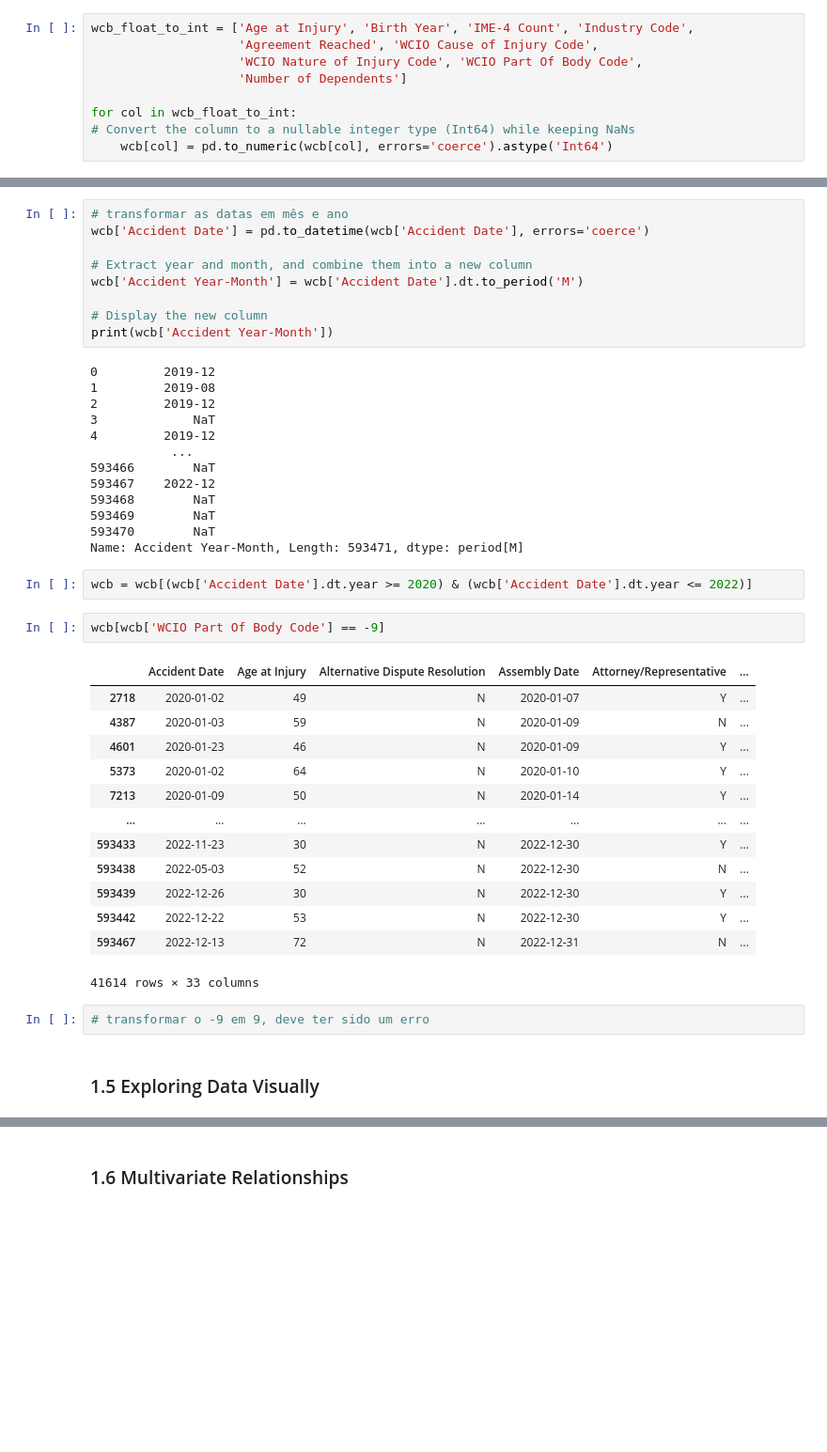
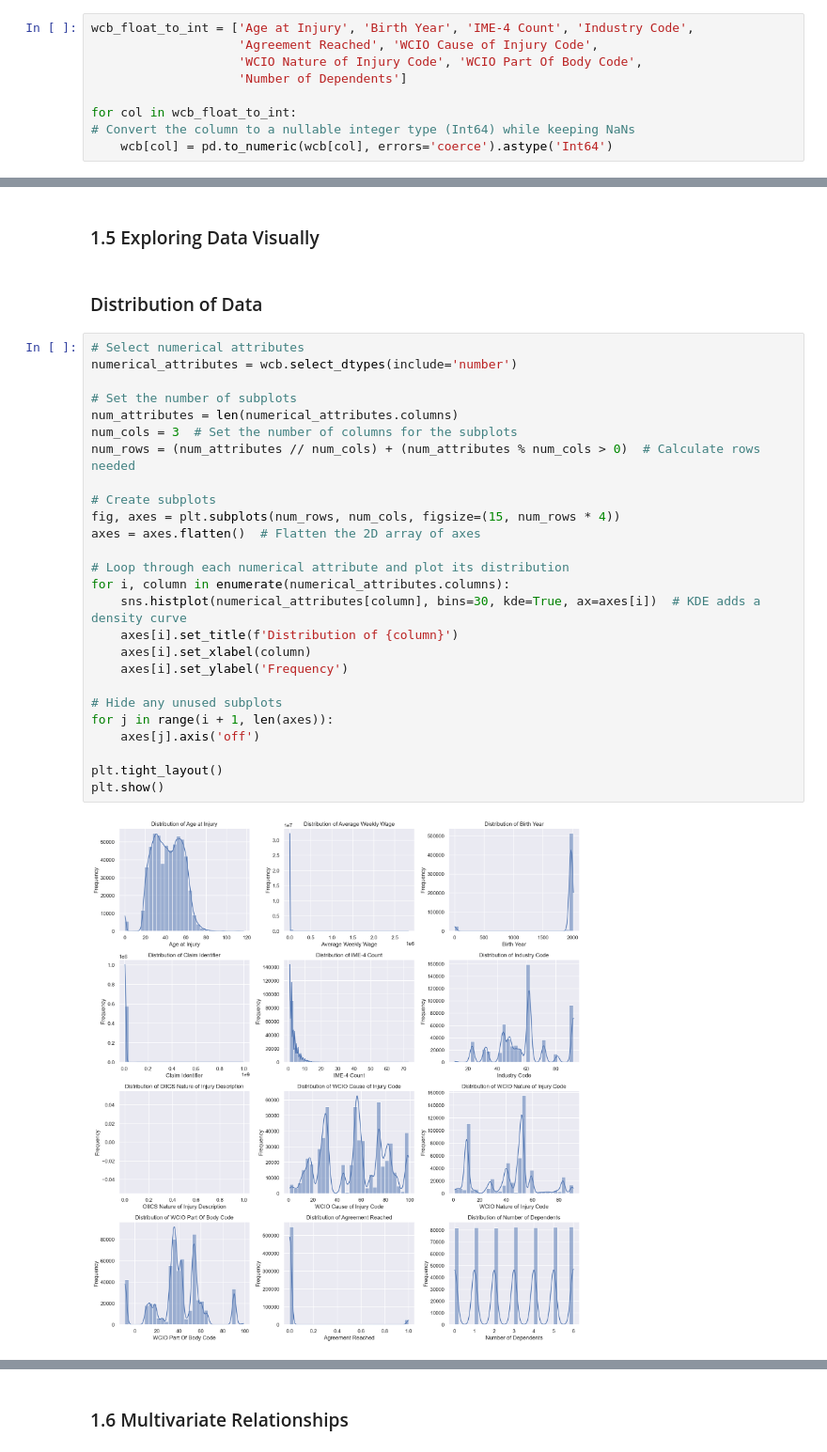
Before and after one commit to joaopr03/ml, a Jupyter notebook: ML_structured_latest.ipynb, the cells around one changed output, grey strips where cells are left out. Shown: that part at 94% size. Saved outputs shown, nothing was run; the diff lists cells and outputs as text; blank space fills up the shorter version.

```diff
--- a/ML_structured_latest.ipynb
+++ b/ML_structured_latest.ipynb
@@ -204,44 +191,32 @@ for col in wcb_float_to_int:
-# %%
-# transformar as datas em mês e ano
-wcb['Accident Date'] = pd.to_datetime(wcb['Accident Date'], errors='coerce')
-
-# Extract year and month, and combine them into a new column
-wcb['Accident Year-Month'] = wcb['Accident Date'].dt.to_period('M')
-
-# Display the new column
-print(wcb['Accident Year-Month'])
-# %% [output]
-0         2019-12
-1         2019-08
-2         2019-12
-3             NaT
-4         2019-12
-           ...
-593466        NaT
-593467    2022-12
-593468        NaT
-593469        NaT
-593470        NaT
-Name: Accident Year-Month, Length: 593471, dtype: period[M]
-# %%
-wcb = wcb[(wcb['Accident Date'].dt.year >= 2020) & (wcb['Accident Date'].dt.year <= 2022)]
-# %%
-wcb[wcb['WCIO Part Of Body Code'] == -9]
-# %% [output]
-|  | Accident Date | Age at Injury | Alternative Dispute Resolution | Assembly Date | Attorney/Representative | ... |
-| 2718 | 2020-01-02 | 49 | N | 2020-01-07 | Y | ... |
-| 4387 | 2020-01-03 | 59 | N | 2020-01-09 | N | ... |
-| 4601 | 2020-01-23 | 46 | N | 2020-01-09 | Y | ... |
-| 5373 | 2020-01-02 | 64 | N | 2020-01-10 | Y | ... |
-| 7213 | 2020-01-09 | 50 | N | 2020-01-14 | Y | ... |
-| ... | ... | ... | ... | ... | ... | ... |
-| 593433 | 2022-11-23 | 30 | N | 2022-12-30 | Y | ... |
-| 593438 | 2022-05-03 | 52 | N | 2022-12-30 | N | ... |
-| 593439 | 2022-12-26 | 30 | N | 2022-12-30 | Y | ... |
-| 593442 | 2022-12-22 | 53 | N | 2022-12-30 | Y | ... |
-| 593467 | 2022-12-13 | 72 | N | 2022-12-31 | N | ... |
-41614 rows × 33 columns
-# %%
-# transformar o -9 em 9, deve ter sido um erro
 # %% [markdown]
 ### 1.5 Exploring Data Visually
+# %% [markdown]
+### Distribution of Data
+# %%
+# Select numerical attributes
+numerical_attributes = wcb.select_dtypes(include='number')
+
+# Set the number of subplots
+num_attributes = len(numerical_attributes.columns)
+num_cols = 3  # Set the number of columns for the subplots
+num_rows = (num_attributes // num_cols) + (num_attributes % num_cols > 0)  # Calculate rows needed
+
+# Create subplots
+fig, axes = plt.subplots(num_rows, num_cols, figsize=(15, num_rows * 4))
+axes = axes.flatten()  # Flatten the 2D array of axes
+
+# Loop through each numerical attribute and plot its distribution
+for i, column in enumerate(numerical_attributes.columns):
+    sns.histplot(numerical_attributes[column], bins=30, kde=True, ax=axes[i])  # KDE adds a density curve
+    axes[i].set_title(f'Distribution of {column}')
+    axes[i].set_xlabel(column)
+    axes[i].set_ylabel('Frequency')
+
+# Hide any unused subplots
+for j in range(i + 1, len(axes)):
+    axes[j].axis('off')
+
+plt.tight_layout()
+plt.show()
+# %% [output]
+[figure, added]
```
Also changed, not shown: parts of 46 cells of this notebook.
